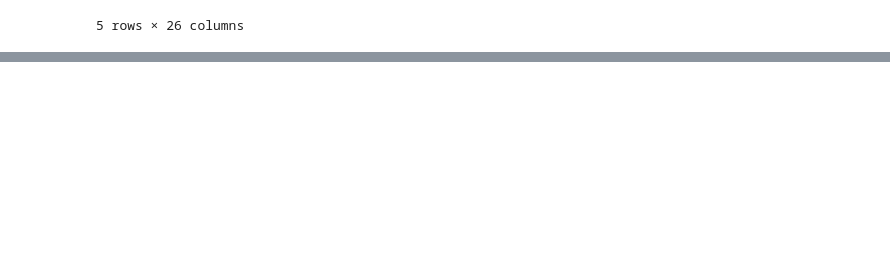
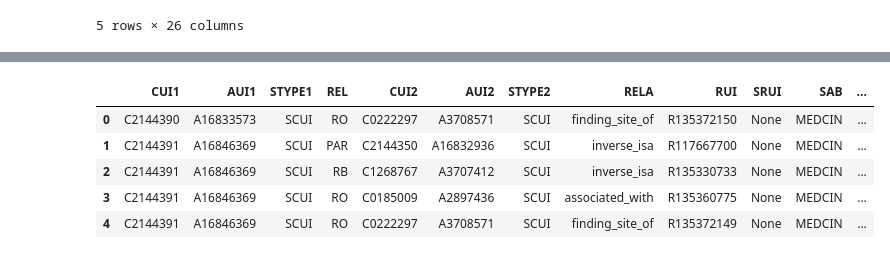
Before and after one commit to jhajagos/SupportingConceptSetGeneration, a Jupyter notebook: umls_load_notebook.ipynb, the cells around one changed output, grey strips where cells are left out. Saved outputs shown, nothing was run; the diff lists cells and outputs as text; code cells hidden in the pictures; blank space fills up the shorter version.

```diff
--- a/umls_load_notebook.ipynb
+++ b/umls_load_notebook.ipynb
@@ -832,3 +842,12 @@ mrsat_sdf.limit(5).toPandas()
 # %%
 mrrel_sdf = load_umls_table("MRREL", UMLS_DIRECTORY, table_column_dict)
-mrrel_sdf, mrrel_path = write_parquet_file_and_reload(spark, mrsab_sdf, "MRREL", UMLS_OUTPUT_DIRECTORY)
+mrrel_sdf, mrrel_path = write_parquet_file_and_reload(spark, mrrel_sdf, "MRREL", UMLS_OUTPUT_DIRECTORY)
+# %%
+mrrel_sdf.limit(5).toPandas()
+# %% [output]
+|  | CUI1 | AUI1 | STYPE1 | REL | CUI2 | AUI2 | STYPE2 | RELA | RUI | SRUI | SAB | ... |
+| 0 | C2144390 | A16833573 | SCUI | RO | C0222297 | A3708571 | SCUI | finding_site_of | R135372150 | None | MEDCIN | ... |
+| 1 | C2144391 | A16846369 | SCUI | PAR | C2144350 | A16832936 | SCUI | inverse_isa | R117667700 | None | MEDCIN | ... |
+| 2 | C2144391 | A16846369 | SCUI | RB | C1268767 | A3707412 | SCUI | inverse_isa | R135330733 | None | MEDCIN | ... |
+| 3 | C2144391 | A16846369 | SCUI | RO | C0185009 | A2897436 | SCUI | associated_with | R135360775 | None | MEDCIN | ... |
+| 4 | C2144391 | A16846369 | SCUI | RO | C0222297 | A3708571 | SCUI | finding_site_of | R135372149 | None | MEDCIN | ... |
```
Also changed, not shown: parts of 11 cells of this notebook.
